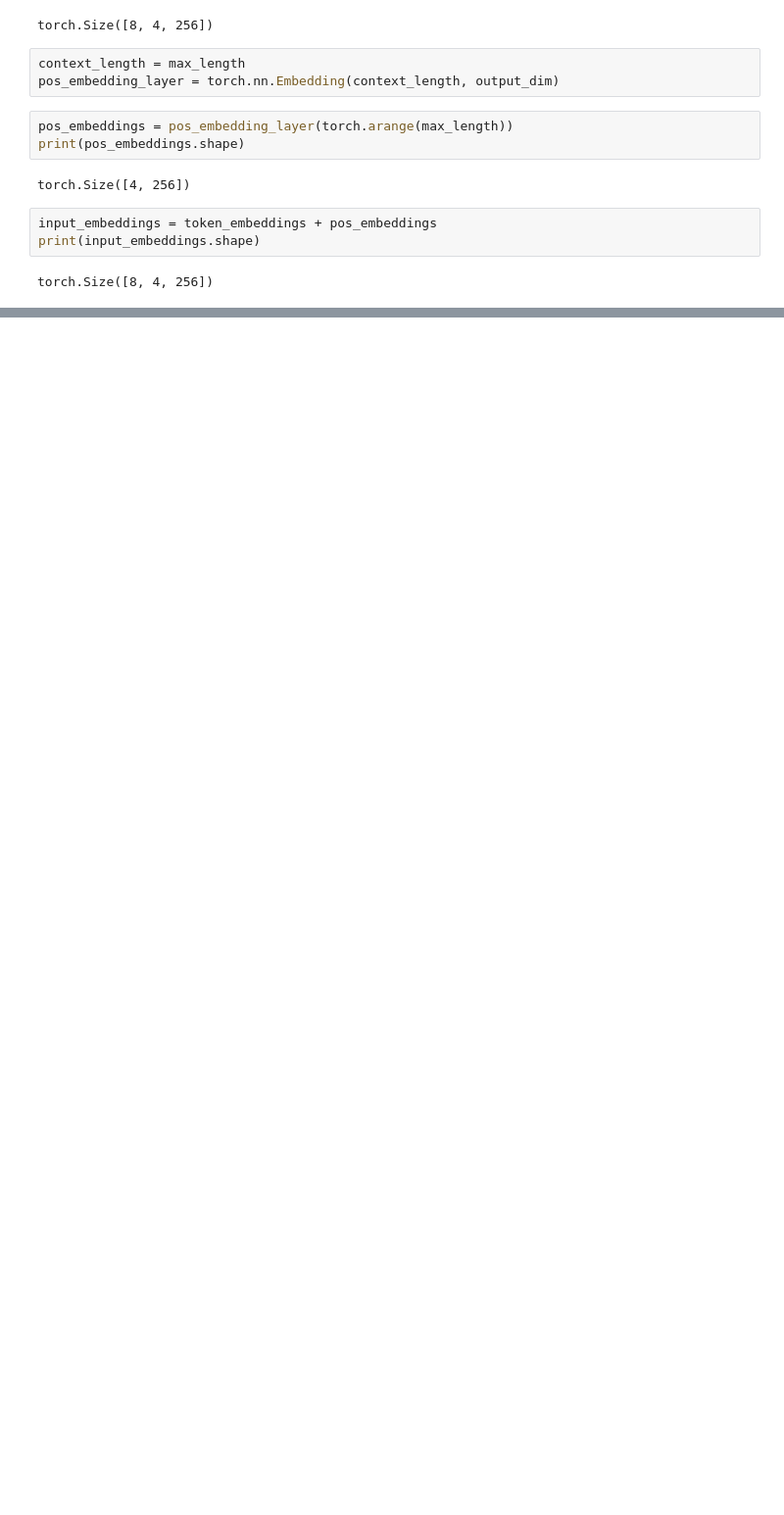
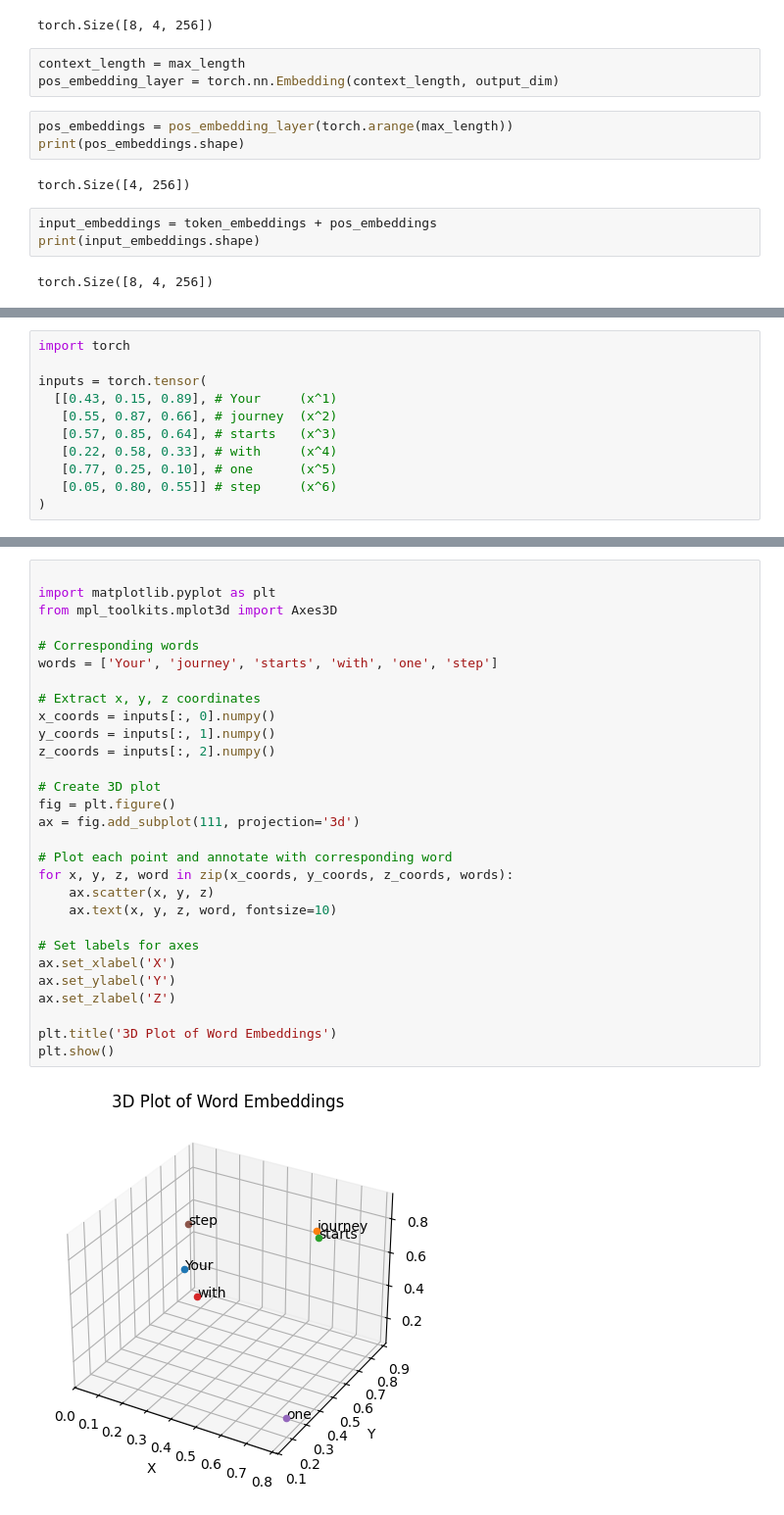
Before and after one commit to Sathvik-Shetty-1569/LLM, a Jupyter notebook: model.ipynb, the cells around one changed output, grey strips where cells are left out. Shown: that part at 98% size. Drawn from its saved outputs; the diff is of its cells as text; blank space fills up the shorter version.

```diff
--- a/model.ipynb
+++ b/model.ipynb
@@ -373,0 +376,11 @@ torch.Size([8, 4, 256])
+# %%
+import torch
+
+inputs = torch.tensor(
+  [[0.43, 0.15, 0.89], # Your     (x^1)
+   [0.55, 0.87, 0.66], # journey  (x^2)
+   [0.57, 0.85, 0.64], # starts   (x^3)
+   [0.22, 0.58, 0.33], # with     (x^4)
+   [0.77, 0.25, 0.10], # one      (x^5)
+   [0.05, 0.80, 0.55]] # step     (x^6)
+)
@@ -373,0 +402,31 @@ torch.Size([8, 4, 256])
+# %%
+
+import matplotlib.pyplot as plt
+from mpl_toolkits.mplot3d import Axes3D
+
+# Corresponding words
+words = ['Your', 'journey', 'starts', 'with', 'one', 'step']
+
+# Extract x, y, z coordinates
+x_coords = inputs[:, 0].numpy()
+y_coords = inputs[:, 1].numpy()
+z_coords = inputs[:, 2].numpy()
+
+# Create 3D plot
+fig = plt.figure()
+ax = fig.add_subplot(111, projection='3d')
+
+# Plot each point and annotate with corresponding word
+for x, y, z, word in zip(x_coords, y_coords, z_coords, words):
+    ax.scatter(x, y, z)
+    ax.text(x, y, z, word, fontsize=10)
+
+# Set labels for axes
+ax.set_xlabel('X')
+ax.set_ylabel('Y')
+ax.set_zlabel('Z')
+
+plt.title('3D Plot of Word Embeddings')
+plt.show()
+# %% [output]
+[figure, added]
```
Also changed, not shown: parts of 11 cells of this notebook.
